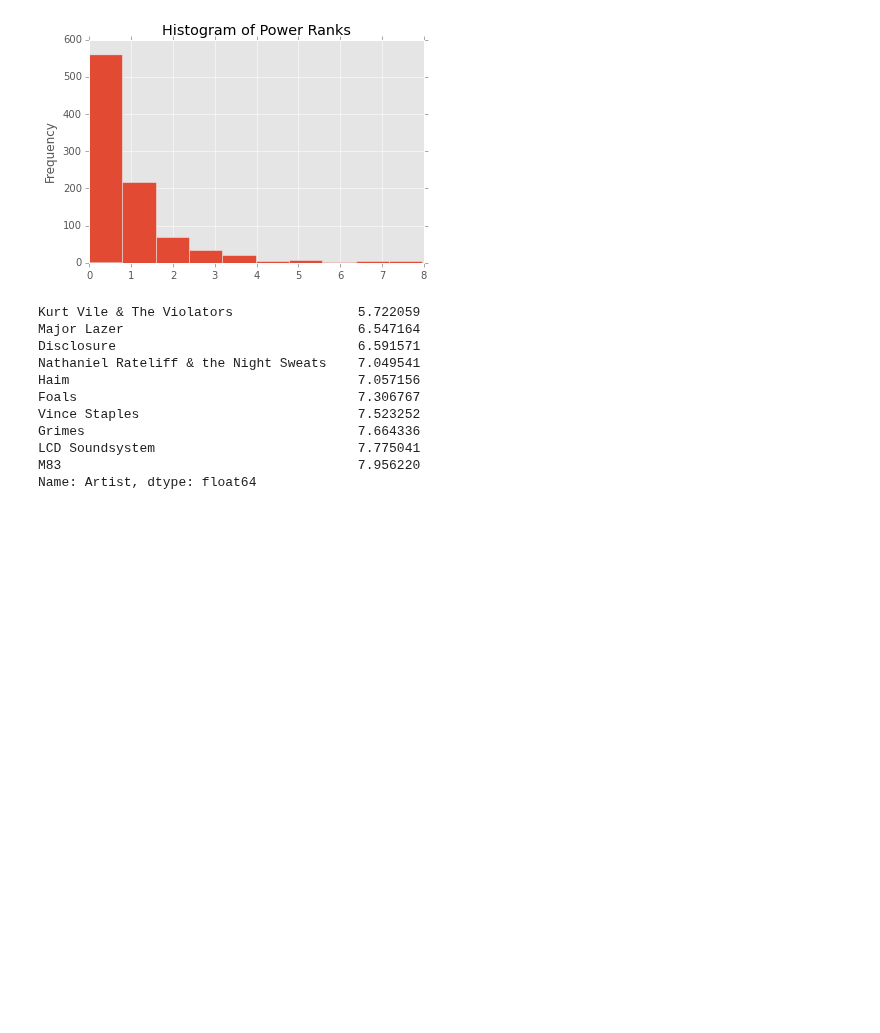
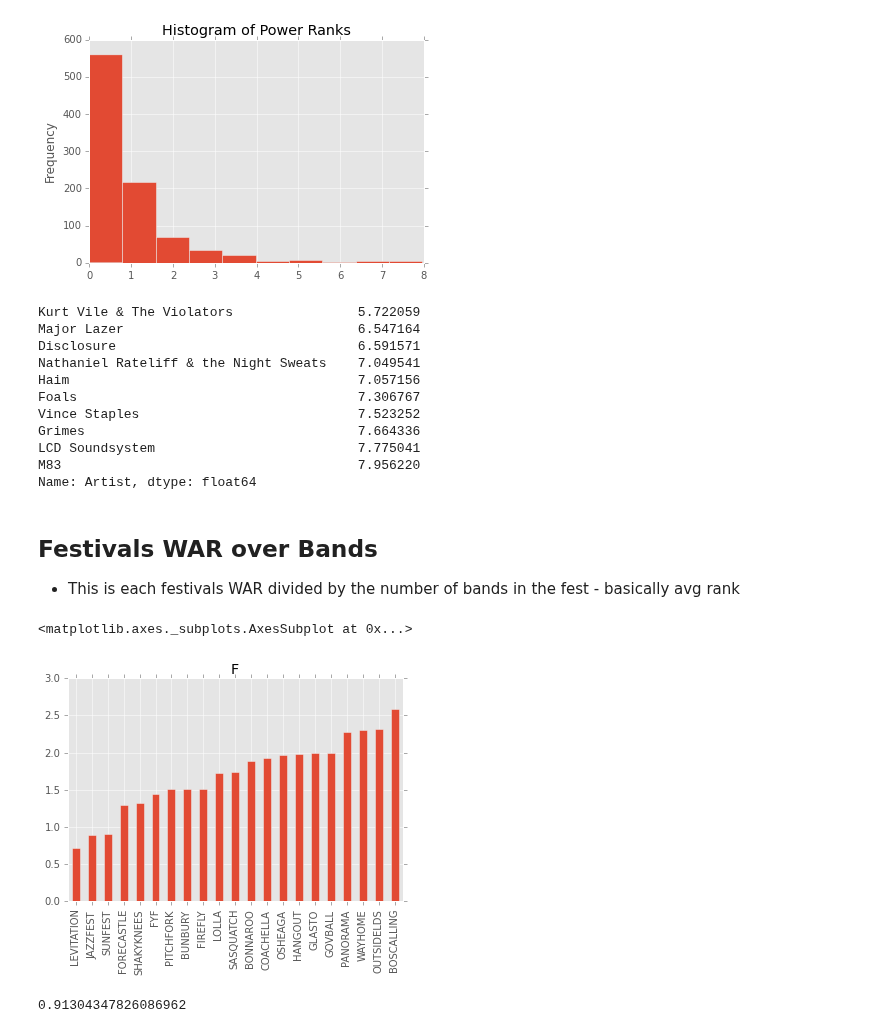
Before and after one commit to hunterowens/hunterowens.github.io, a Jupyter notebook: notebooks/new_power_ranks.ipynb, the cells around one changed output. Cells and saved outputs as stored; diff of their text form; code cells hidden in the pictures; blank space fills up the shorter version.

Commit message:
uno mas plot

```diff
--- a/notebooks/new_power_ranks.ipynb
+++ b/notebooks/new_power_ranks.ipynb
@@ -150,3 +150,22 @@ Grimes                                   7.664336
 LCD Soundsystem                          7.775041
 M83                                      7.956220
 Name: Artist, dtype: float64
+# %% [markdown]
+## Festivals WAR over Bands
+* This is each festivals WAR divided by the number of bands in the fest  - basically avg rank
+# %%
+festival_rank = {}
+for festival in df.iteritems():
+    fest = festival[0]
+    sum_ranks = 0
+    for artist in df[fest].dropna().iteritems():
+        sum_ranks += power_rank_df.ix[artist[0]][0]
+    festival_rank[fest] = sum_ranks / df[fest].count()
+pd.DataFrame.from_dict(festival_rank, orient='index')[0].sort_values().plot(kind="bar", title="F")
+# %% [output]
+<matplotlib.axes._subplots.AxesSubplot at 0x...>
+[figure, added]
+# %%
+power_rank_df.ix['2 Many DJs'][0]
+# %% [output]
+0.91304347826086962
```
